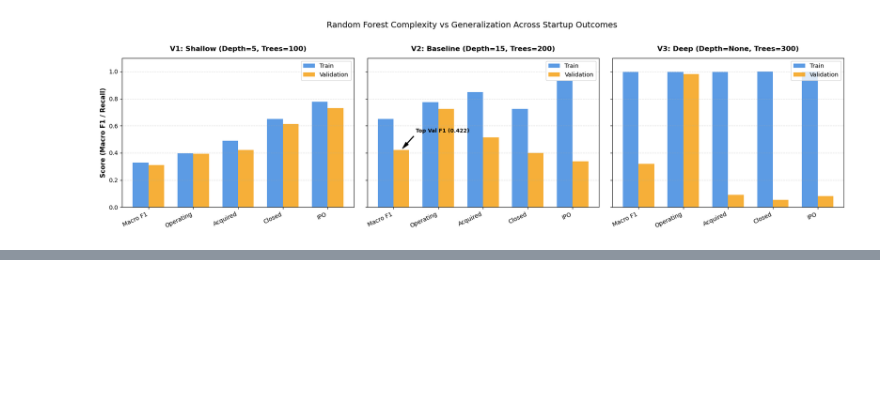
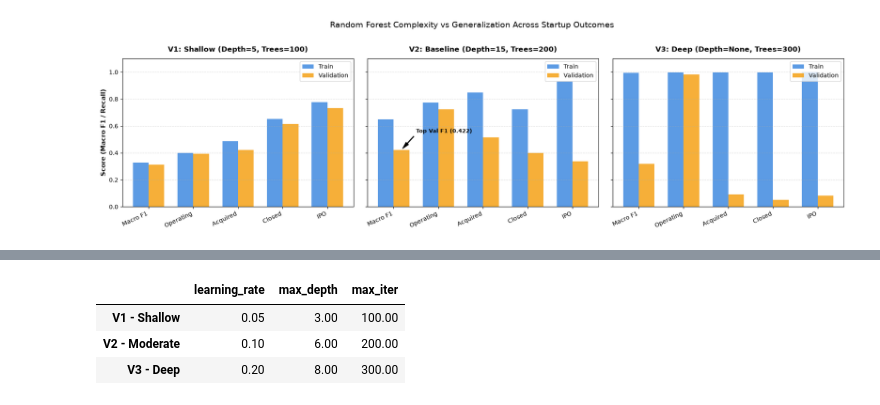
Before and after one commit to Hughes-Tyler/AnalyticsCapstone, a Jupyter notebook: notebooks/main.ipynb, the cells around one changed output, grey strips where cells are left out. Saved outputs shown, nothing was run; the diff lists cells and outputs as text; code cells hidden in the pictures; blank space fills up the shorter version.

```diff
--- a/notebooks/main.ipynb
+++ b/notebooks/main.ipynb
@@ -1634,0 +1709,24 @@ plt.show()
+# %%
+variations = {
+    'shallow':  {'learning_rate': 0.05, 'max_depth': 3, 'max_iter': 100},
+    'moderate': {'learning_rate': 0.10, 'max_depth': 6, 'max_iter': 200},
+    'deep':     {'learning_rate': 0.20, 'max_depth': 8, 'max_iter': 300},
+}
+
+# Settings that stay the same for every variation
+fixed_params = {
+    'class_weight': 'balanced',
+    'random_state': SEED,
+    'max_leaf_nodes': None,
+    'early_stopping': False,
+}
+
+# Table of the settings for the report
+variation_table = pd.DataFrame(variations).T
+variation_table.index = ['V1 - Shallow', 'V2 - Moderate', 'V3 - Deep']
+variation_table
+# %% [output]
+|  | learning_rate | max_depth | max_iter |
+| V1 - Shallow | 0.05 | 3.00 | 100.00 |
+| V2 - Moderate | 0.10 | 6.00 | 200.00 |
+| V3 - Deep | 0.20 | 8.00 | 300.00 |
```
Also changed, not shown: parts of 13 cells of this notebook.
